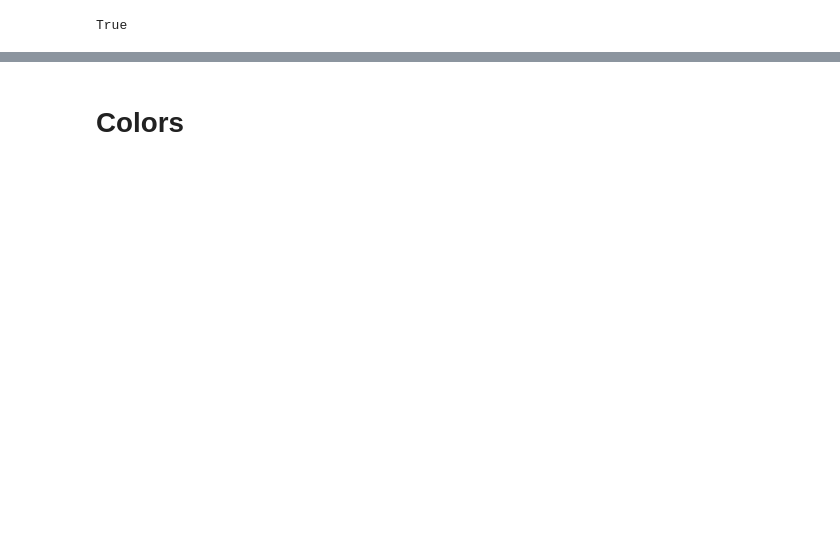
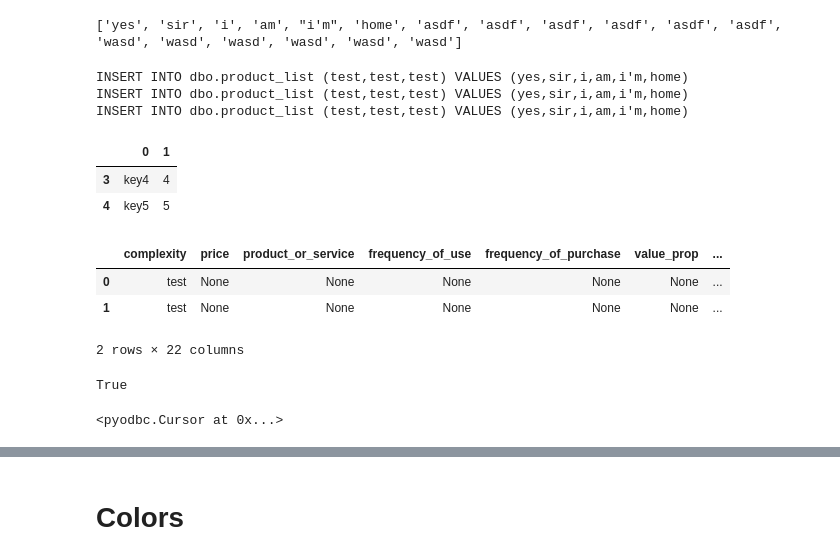
Before and after one commit to tristan-kenneth-tarpley/marketr, a Jupyter notebook: analysis.ipynb, the cells around one changed output, grey strips where cells are left out. Saved outputs shown, nothing was run; the diff lists cells and outputs as text; code cells hidden in the pictures; blank space fills up the shorter version.

```diff
--- a/analysis.ipynb
+++ b/analysis.ipynb
@@ -32,0 +71,34 @@ def debug(strSQL):
+# %%
+test = list(x.iloc[:,1])
+print(test)
+# %% [output]
+['yes', 'sir', 'i', 'am', "i'm", 'home', 'asdf', 'asdf', 'asdf', 'asdf', 'asdf', 'asdf', 'wasd', 'wasd', 'wasd', 'wasd', 'wasd', 'wasd']
+# %%
+q = 0
+length = len(test)
+product_len = 3
+while q < product_len:
+    start = 0
+    end = 6
+    current = test[start:end]
+
+    if q==0:
+        query = """INSERT INTO dbo.product_list (test,test,test) VALUES (""" + current[0] + """,""" + current[1] + """,""" + current[2] + """,""" + current[3] + """,""" + current[4] + """,""" + current[5] + """)"""
+        print(query)
+    else:
+        start = start+6
+        end = end+6
+        current = current[start:end]
+#         query = """INSERT INTO dbo.product_list (test,test,test) VALUES (""" + current[0] + """,""" + current[1] + """,""" + current[2] + """,""" + current[3] + """,""" + current[4] + """,""" + current[5] + """)"""
+        print(query)
+    q = q+1
+# %% [output]
+INSERT INTO dbo.product_list (test,test,test) VALUES (yes,sir,i,am,i'm,home)
+INSERT INTO dbo.product_list (test,test,test) VALUES (yes,sir,i,am,i'm,home)
+INSERT INTO dbo.product_list (test,test,test) VALUES (yes,sir,i,am,i'm,home)
+# %%
+x[19:]
+# %% [output]
+|  | 0 | 1 |
+| 3 | key4 | 4 |
+| 4 | key5 | 5 |
@@ -33,6 +108,25 @@ def debug(strSQL):
+# %%
+df = sql_to_df('select * from dbo.product_list')
+# %%
+df.head()
+# %% [output]
+|  | complexity | price | product_or_service | frequency_of_use | frequency_of_purchase | value_prop | ... |
+| 0 | test | None | None | None | None | None | ... |
+| 1 | test | None | None | None | None | None | ... |
+2 rows × 22 columns
 # %%
 result = sql_to_df("SELECT * from dbo.customers WHERE email = 'test@test.com' AND password = 'test'")
 if result['id'][0] != None:
     print(True)
 # %% [output]
 True
+# %%
+query = """INSERT INTO dbo.customer_basic (
+                                email,
+                                password)
+            VALUES ('""" + 'blah@blah.com' + """',
+                    '""" + 'blah' + """'); commit;"""
+
+cursor.execute(query)
+# %% [output]
+<pyodbc.Cursor at 0x...>
```
Also changed, not shown: parts of 11 cells of this notebook, 10 other files.
